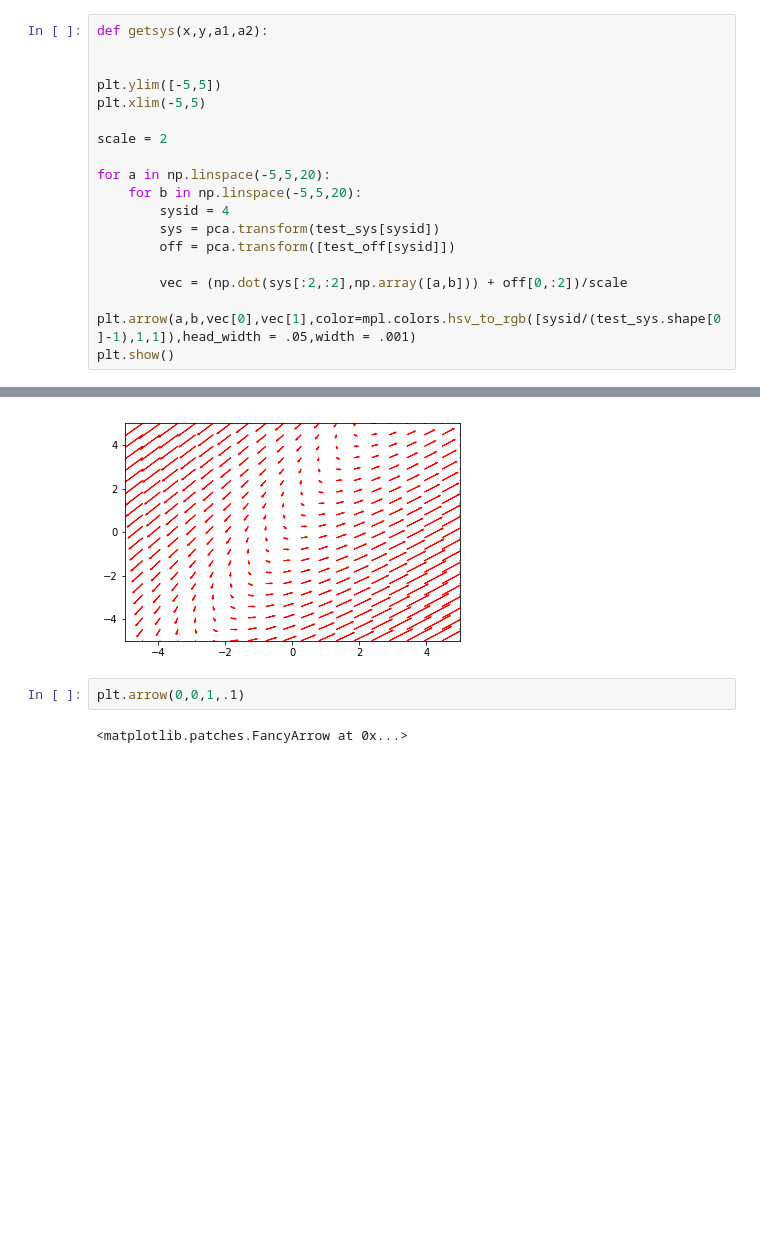
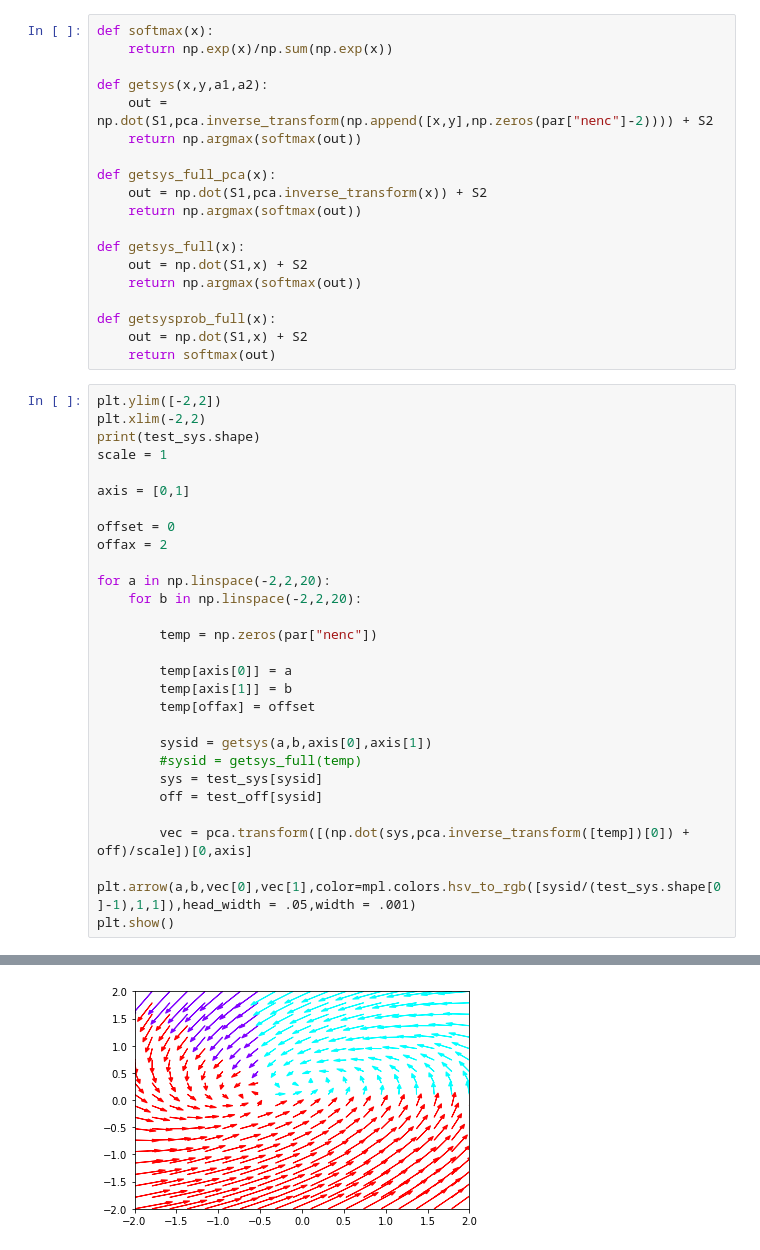
Before and after one commit to gbarello/switching_system, a Jupyter notebook: analysis.ipynb, the cells around one changed output, grey strips where cells are left out. Saved outputs shown, nothing was run; the diff lists cells and outputs as text; blank space fills up the shorter version.

```diff
--- a/analysis.ipynb
+++ b/analysis.ipynb
@@ -86,19 +182,48 @@ plt.show()
+# %%
+def softmax(x):
+    return np.exp(x)/np.sum(np.exp(x))
+
+def getsys(x,y,a1,a2):
+    out = np.dot(S1,pca.inverse_transform(np.append([x,y],np.zeros(par["nenc"]-2)))) + S2
+    return np.argmax(softmax(out))
+
+def getsys_full_pca(x):
+    out = np.dot(S1,pca.inverse_transform(x)) + S2
+    return np.argmax(softmax(out))
+
+def getsys_full(x):
+    out = np.dot(S1,x) + S2
+    return np.argmax(softmax(out))
+
+def getsysprob_full(x):
+    out = np.dot(S1,x) + S2
+    return softmax(out)
 # %%
-def getsys(x,y,a1,a2):
+plt.ylim([-2,2])
+plt.xlim(-2,2)
+print(test_sys.shape)
+scale = 1
 
+axis = [0,1]
 
-plt.ylim([-5,5])
-plt.xlim(-5,5)
+offset = 0
+offax = 2
 
-scale = 2
+for a in np.linspace(-2,2,20):
+    for b in np.linspace(-2,2,20):
 
-for a in np.linspace(-5,5,20):
-    for b in np.linspace(-5,5,20):
-        sysid = 4
-        sys = pca.transform(test_sys[sysid])
-        off = pca.transform([test_off[sysid]])
+        temp = np.zeros(par["nenc"])
 
-        vec = (np.dot(sys[:2,:2],np.array([a,b])) + off[0,:2])/scale
+        temp[axis[0]] = a
+        temp[axis[1]] = b
+        temp[offax] = offset
+
+        sysid = getsys(a,b,axis[0],axis[1])
+        #sysid = getsys_full(temp)
+        sys = test_sys[sysid]
+        off = test_off[sysid]
+
+        vec = pca.transform([(np.dot(sys,pca.inverse_transform([temp])[0]) + off)/scale])[0,axis]
         plt.arrow(a,b,vec[0],vec[1],color=mpl.colors.hsv_to_rgb([sysid/(test_sys.shape[0]-1),1,1]),head_width = .05,width = .001)
 plt.show()
 # %% [output]
@@ -105,5 +231 @@ plt.show()
-[figure, old version]
+[figure, new version]
-# %%
-plt.arrow(0,0,1,.1)
-# %% [output]
-<matplotlib.patches.FancyArrow at 0x...>
```
Also changed, not shown: parts of 16 cells of this notebook, 8 other files.
